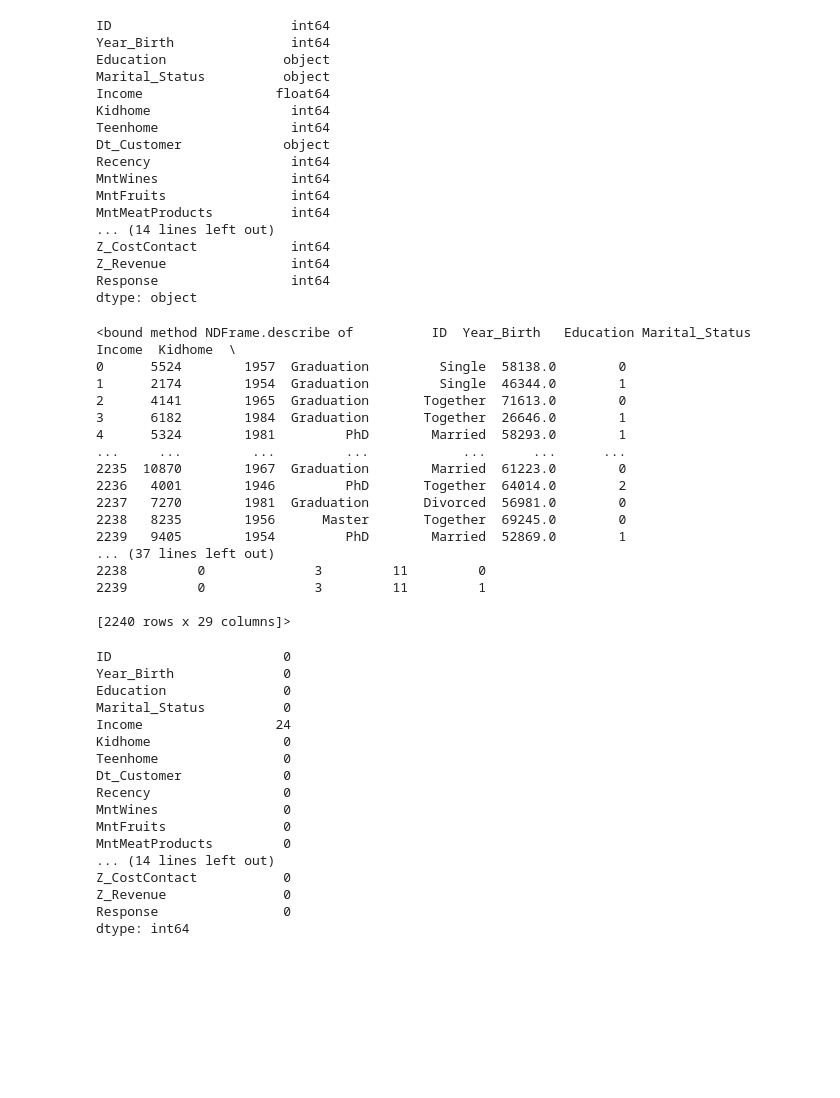
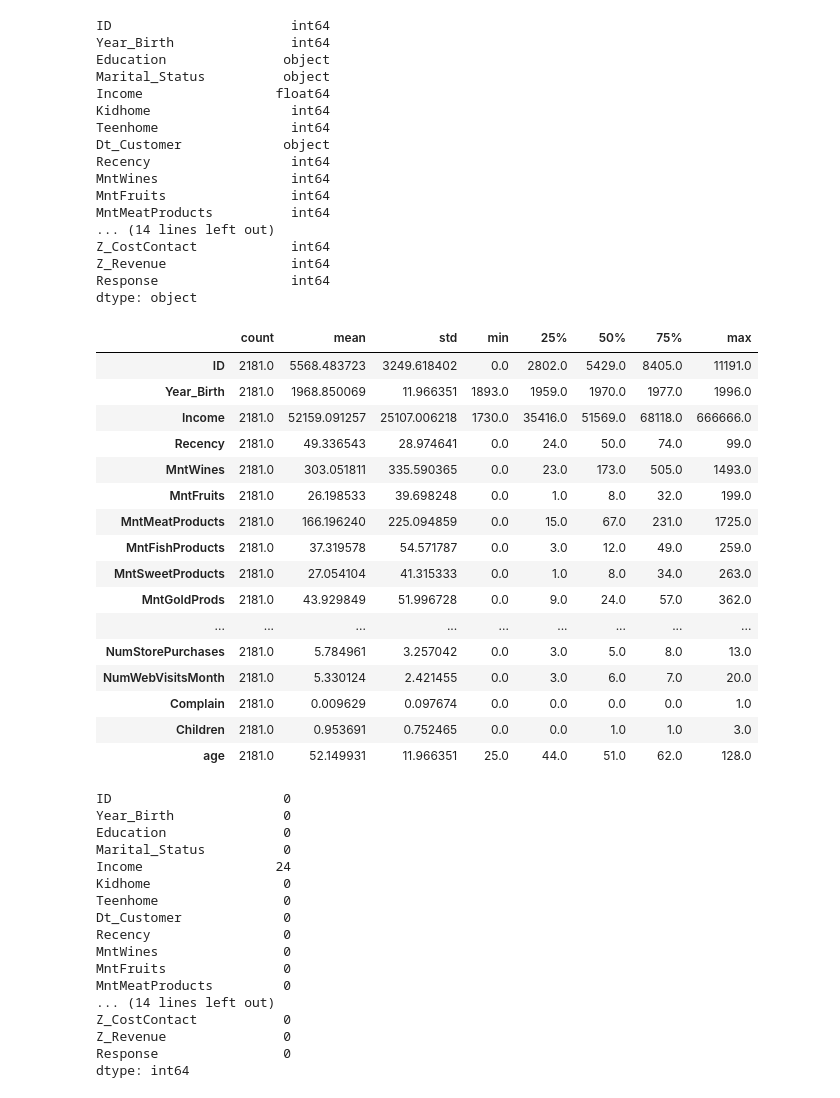
Before and after one commit to yeremiapane/Project-Capstone, a Jupyter notebook: projectCapstone.ipynb, the cells around one changed output. Saved outputs shown, nothing was run; the diff lists cells and outputs as text; code cells hidden in the pictures; blank space fills up the shorter version.

```diff
--- a/projectCapstone.ipynb
+++ b/projectCapstone.ipynb
@@ -38,25 +38,25 @@ Z_Revenue                int64
 Response                 int64
 dtype: object
 # %%
-df.describe
+df.describe().T
 # %% [output]
-<bound method NDFrame.describe of          ID  Year_Birth   Education Marital_Status   Income  Kidhome  \
-0      5524        1957  Graduation         Single  58138.0        0
-1      2174        1954  Graduation         Single  46344.0        1
-2      4141        1965  Graduation       Together  71613.0        0
-3      6182        1984  Graduation       Together  26646.0        1
-4      5324        1981         PhD        Married  58293.0        1
-...     ...         ...         ...            ...      ...      ...
-2235  10870        1967  Graduation        Married  61223.0        0
-2236   4001        1946         PhD       Together  64014.0        2
-2237   7270        1981  Graduation       Divorced  56981.0        0
-2238   8235        1956      Master       Together  69245.0        0
-2239   9405        1954         PhD        Married  52869.0        1
-... (37 lines left out)
-2238         0              3         11         0
-2239         0              3         11         1
-
-[2240 rows x 29 columns]>
+|  | count | mean | std | min | 25% | 50% | 75% | max |
+| ID | 2181.0 | 5568.483723 | 3249.618402 | 0.0 | 2802.0 | 5429.0 | 8405.0 | 11191.0 |
+| Year_Birth | 2181.0 | 1968.850069 | 11.966351 | 1893.0 | 1959.0 | 1970.0 | 1977.0 | 1996.0 |
+| Income | 2181.0 | 52159.091257 | 25107.006218 | 1730.0 | 35416.0 | 51569.0 | 68118.0 | 666666.0 |
+| Recency | 2181.0 | 49.336543 | 28.974641 | 0.0 | 24.0 | 50.0 | 74.0 | 99.0 |
+| MntWines | 2181.0 | 303.051811 | 335.590365 | 0.0 | 23.0 | 173.0 | 505.0 | 1493.0 |
+| MntFruits | 2181.0 | 26.198533 | 39.698248 | 0.0 | 1.0 | 8.0 | 32.0 | 199.0 |
+| MntMeatProducts | 2181.0 | 166.196240 | 225.094859 | 0.0 | 15.0 | 67.0 | 231.0 | 1725.0 |
+| MntFishProducts | 2181.0 | 37.319578 | 54.571787 | 0.0 | 3.0 | 12.0 | 49.0 | 259.0 |
+| MntSweetProducts | 2181.0 | 27.054104 | 41.315333 | 0.0 | 1.0 | 8.0 | 34.0 | 263.0 |
+| MntGoldProds | 2181.0 | 43.929849 | 51.996728 | 0.0 | 9.0 | 24.0 | 57.0 | 362.0 |
+| ... | ... | ... | ... | ... | ... | ... | ... | ... |
+| NumStorePurchases | 2181.0 | 5.784961 | 3.257042 | 0.0 | 3.0 | 5.0 | 8.0 | 13.0 |
+| NumWebVisitsMonth | 2181.0 | 5.330124 | 2.421455 | 0.0 | 3.0 | 6.0 | 7.0 | 20.0 |
+| Complain | 2181.0 | 0.009629 | 0.097674 | 0.0 | 0.0 | 0.0 | 0.0 | 1.0 |
+| Children | 2181.0 | 0.953691 | 0.752465 | 0.0 | 0.0 | 1.0 | 1.0 | 3.0 |
+| age | 2181.0 | 52.149931 | 11.966351 | 25.0 | 44.0 | 51.0 | 62.0 | 128.0 |
 # %%
 df.isnull().sum()
 # %% [output]
```
Also changed, not shown: parts of 1 cell of this notebook.
